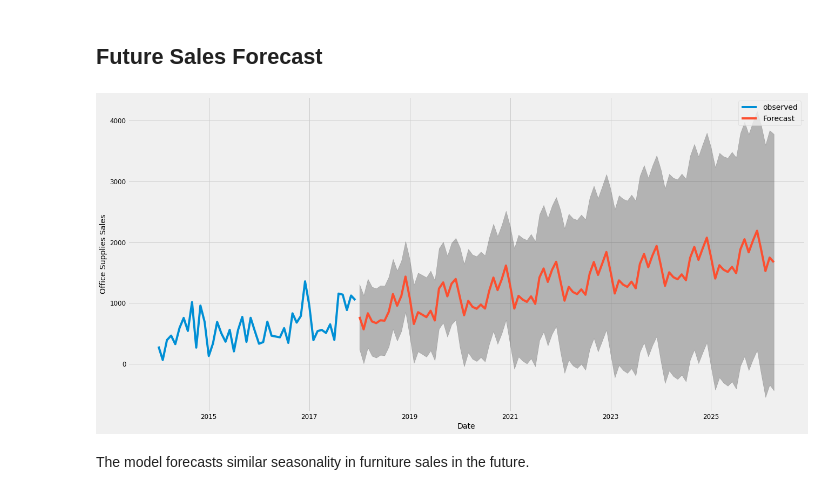
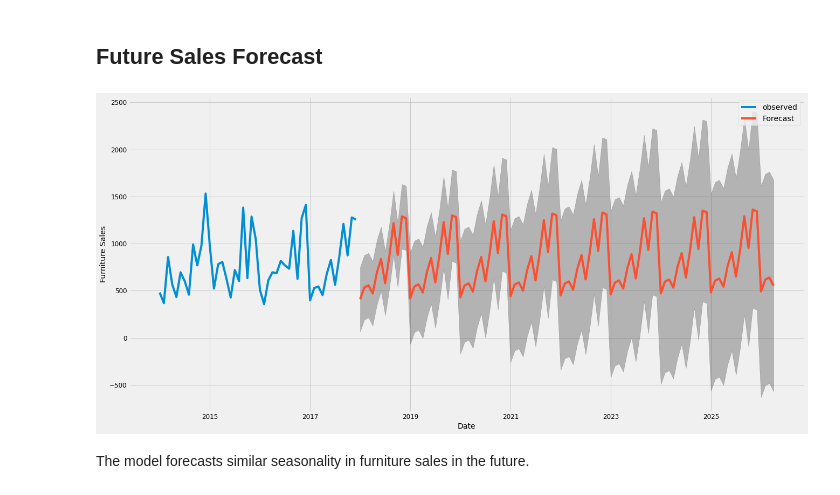
Before and after one commit to shagun-srivastav/timeseries-forecasting-ARIMA, a Jupyter notebook: Time Series Forecasting using ARIMA.ipynb, the cells around one changed output. Cells and saved outputs as stored; diff of their text form; code cells hidden in the pictures.

```diff
--- a/Time Series Forecasting using ARIMA.ipynb
+++ b/Time Series Forecasting using ARIMA.ipynb
@@ -68,5 +68,5 @@ From the summary statistics and the dataset, it is evident that there are three
 # %%
-furniture = df.loc[df['Category'] == 'Office Supplies']
+furniture = df.loc[df['Category'] == 'Furniture']
 furniture.head()
 # %% [output]
 |  | Row ID | Order ID | Order Date | Ship Date | Ship Mode | Customer ID | Customer Name | Segment | Country | ... |
@@ -543,16 +543,16 @@ We see that there is an upward trend in sales over 2017.
 # %%
 pred_uc = results.get_forecast(steps=100)
 pred_ci = pred_uc.conf_int()
 ax = f.plot(label='observed', figsize=(20, 10))
 pred_uc.predicted_mean.plot(ax=ax, label='Forecast')
 ax.fill_between(pred_ci.index,
                 pred_ci.iloc[:, 0],
                 pred_ci.iloc[:, 1], color='k', alpha=.25)
 ax.set_xlabel('Date')
-ax.set_ylabel('Office Supplies Sales')
+ax.set_ylabel('Furniture Sales')
 plt.legend()
 plt.show()
 # %% [output]
-[figure, old version]
+[figure, new version]
 # %% [markdown]
 The model forecasts similar seasonality in furniture sales in the future.
```
Also changed, not shown: parts of 27 cells of this notebook.
